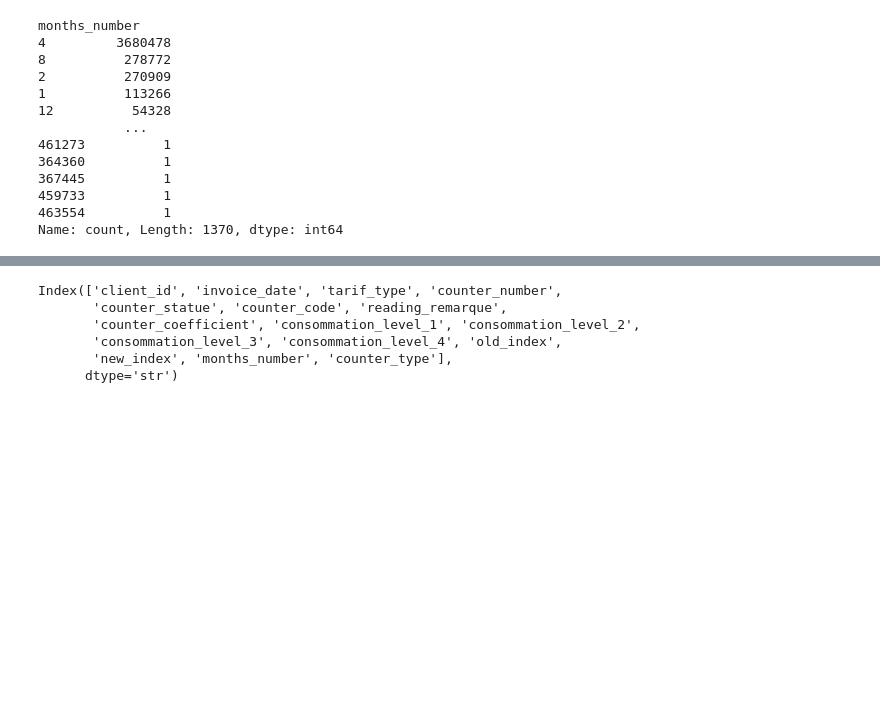
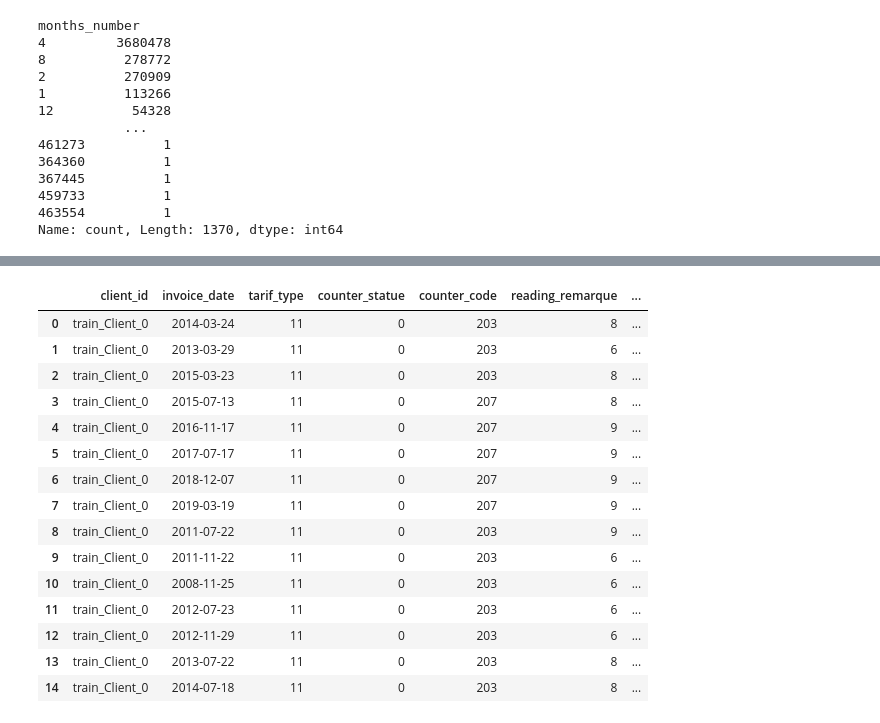
Before and after one commit to jakoum1/fraud-detection, a Jupyter notebook: main1.ipynb, the cells around one changed output, grey strips where cells are left out. Drawn from its saved outputs; the diff is of its cells as text; code cells hidden in the pictures; blank space fills up the shorter version.

```diff
--- a/main1.ipynb
+++ b/main1.ipynb
@@ -365,9 +409,19 @@ Name: count, Length: 1370, dtype: int64
 # %%
-df.columns
+df.head(15)
 # %% [output]
-Index(['client_id', 'invoice_date', 'tarif_type', 'counter_number',
-       'counter_statue', 'counter_code', 'reading_remarque',
-       'counter_coefficient', 'consommation_level_1', 'consommation_level_2',
-       'consommation_level_3', 'consommation_level_4', 'old_index',
-       'new_index', 'months_number', 'counter_type'],
-      dtype='str')
+|  | client_id | invoice_date | tarif_type | counter_statue | counter_code | reading_remarque | ... |
+| 0 | train_Client_0 | 2014-03-24 | 11 | 0 | 203 | 8 | ... |
+| 1 | train_Client_0 | 2013-03-29 | 11 | 0 | 203 | 6 | ... |
+| 2 | train_Client_0 | 2015-03-23 | 11 | 0 | 203 | 8 | ... |
+| 3 | train_Client_0 | 2015-07-13 | 11 | 0 | 207 | 8 | ... |
+| 4 | train_Client_0 | 2016-11-17 | 11 | 0 | 207 | 9 | ... |
+| 5 | train_Client_0 | 2017-07-17 | 11 | 0 | 207 | 9 | ... |
+| 6 | train_Client_0 | 2018-12-07 | 11 | 0 | 207 | 9 | ... |
+| 7 | train_Client_0 | 2019-03-19 | 11 | 0 | 207 | 9 | ... |
+| 8 | train_Client_0 | 2011-07-22 | 11 | 0 | 203 | 9 | ... |
+| 9 | train_Client_0 | 2011-11-22 | 11 | 0 | 203 | 6 | ... |
+| 10 | train_Client_0 | 2008-11-25 | 11 | 0 | 203 | 6 | ... |
+| 11 | train_Client_0 | 2012-07-23 | 11 | 0 | 203 | 6 | ... |
+| 12 | train_Client_0 | 2012-11-29 | 11 | 0 | 203 | 6 | ... |
+| 13 | train_Client_0 | 2013-07-22 | 11 | 0 | 203 | 8 | ... |
+| 14 | train_Client_0 | 2014-07-18 | 11 | 0 | 203 | 8 | ... |
```
Also changed, not shown: parts of 17 cells of this notebook.
